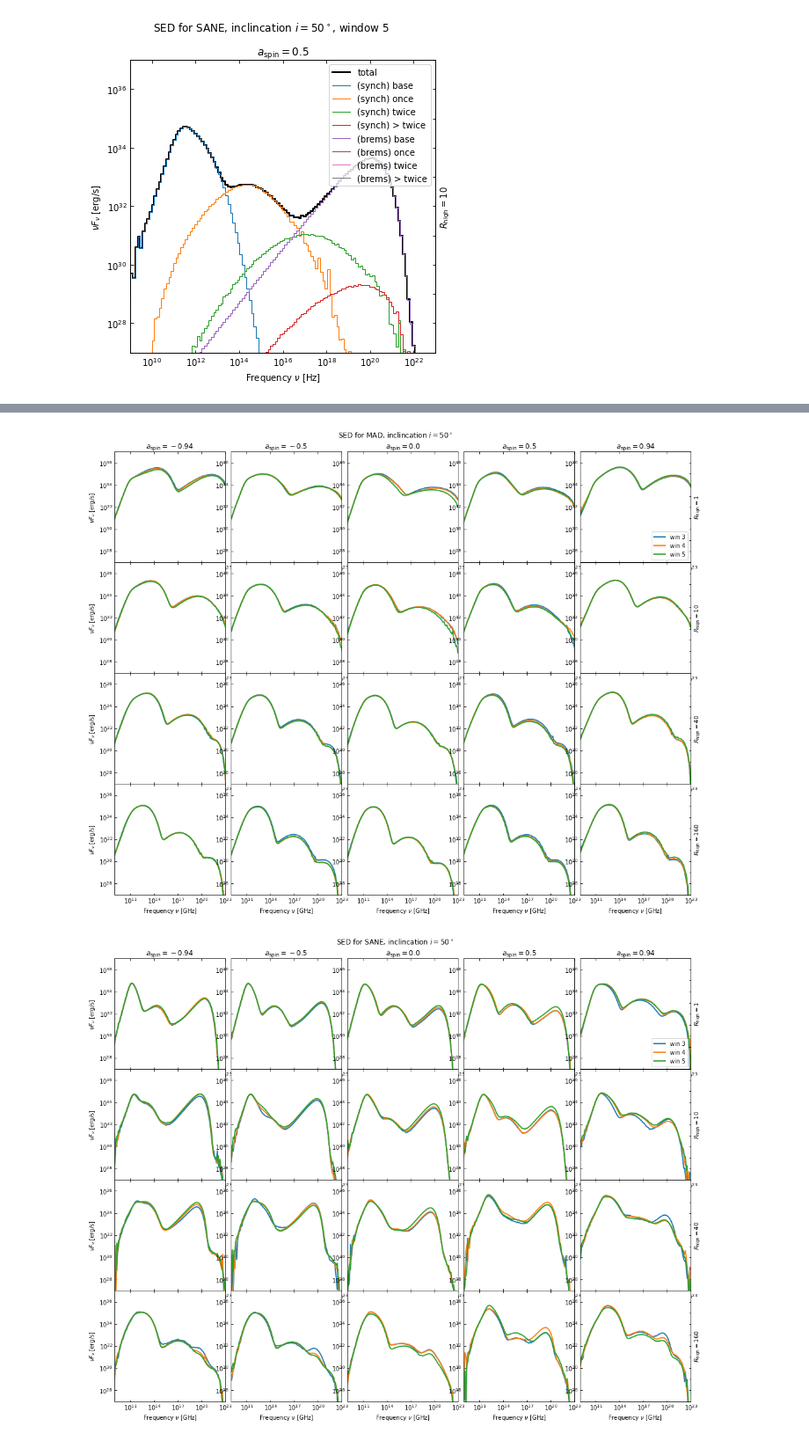
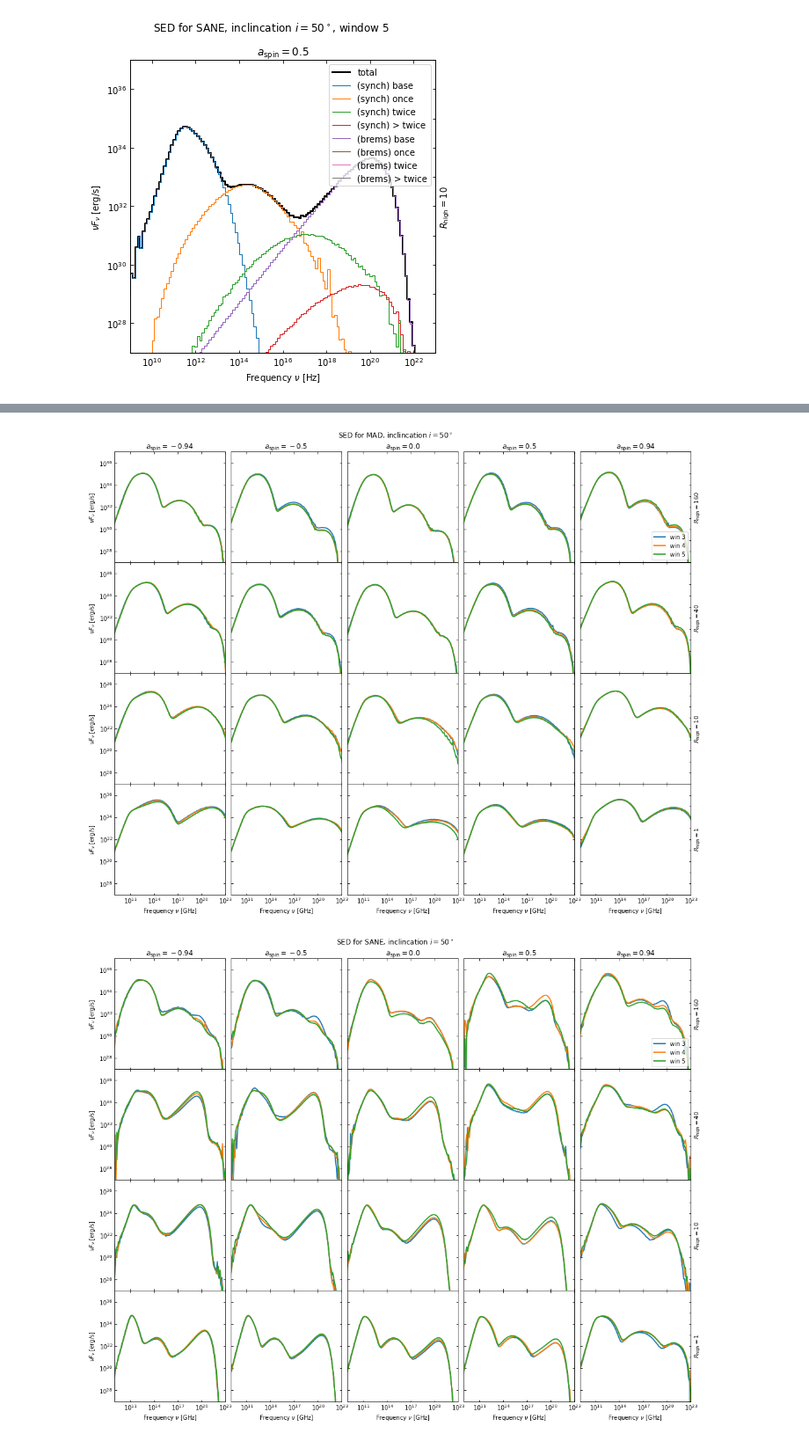
Before and after one commit to eventhorizontelescope/2017_sgra_paper5, a Jupyter notebook: output_sedgrid.ipynb, the cells around one changed output, grey strips where cells are left out. Shown at 88% size. Cells and saved outputs as stored; diff of their text form; code cells hidden in the pictures.

```diff
--- a/output_sedgrid.ipynb
+++ b/output_sedgrid.ipynb
@@ -128,7 +128,7 @@ w = 5
 i = 50
 
 for m in mag:
-    fig = viz.grid(pf(win=w)(mag=m)(inc=i), plot_multiscat, aspin=aspin, Rhigh=Rhigh,
+    fig = viz.grid(pf(win=w)(mag=m)(inc=i), plot_multiscat, aspin=aspin, Rhigh=Rhigh[::-1],
                    figsize=(15,12), title=f'SED for {magmap[m]}, inclincation $i={i}^\circ$, window {w}',
                    xtitle=r'$a_\mathrm{{spin}}={}$', ytitle=r'$R_\mathrm{{high}}={}$',
                    xlabel=r'Frequency $\nu$ [Hz]',   ylabel=r'$\nu F_\nu$ [erg/s]',
@@ -141,7 +141,7 @@ for m in mag:
 w = 5
 
 for m in mag:
-    viz.grid(pf(win=w)(mag=m).sort_values('inc'), plot_multiinc, aspin=aspin, Rhigh=Rhigh,
+    viz.grid(pf(win=w)(mag=m).sort_values('inc'), plot_multiinc, aspin=aspin, Rhigh=Rhigh[::-1],
              figsize=(15,12), title=f'SED for {magmap[m]}, window {w}',
              xtitle=r'$a_\mathrm{{spin}}={}$', ytitle=r'$R_\mathrm{{high}}={}$',
              xlabel=r'Frequency $\nu$ [GHz]',  ylabel=r'$\nu F_\nu$ [erg/s]',
@@ -153,13 +153,13 @@ for m in mag:
 # %%
 i = 50
 
 for m in mag:
-    viz.grid(pf(mag=m)(inc=i).sort_values('win'), plot_multiwin, aspin=aspin, Rhigh=Rhigh,
+    viz.grid(pf(mag=m)(inc=i).sort_values('win'), plot_multiwin, aspin=aspin, Rhigh=Rhigh[::-1],
              figsize=(15,12), title=f'SED for {magmap[m]}, inclincation $i={i}^\circ$',
              xtitle=r'$a_\mathrm{{spin}}={}$', ytitle=r'$R_\mathrm{{high}}={}$',
              xlabel=r'Frequency $\nu$ [GHz]',  ylabel=r'$\nu F_\nu$ [erg/s]',
              legend='lower right',
              fout=f'output/plot/sedwin_{magmap[m]}')
 # %% [output]
-[figure, old version]
+[figure, new version]
-[figure, old version]
+[figure, new version]
```
Also changed, not shown: parts of 3 cells of this notebook, 1 other file.
